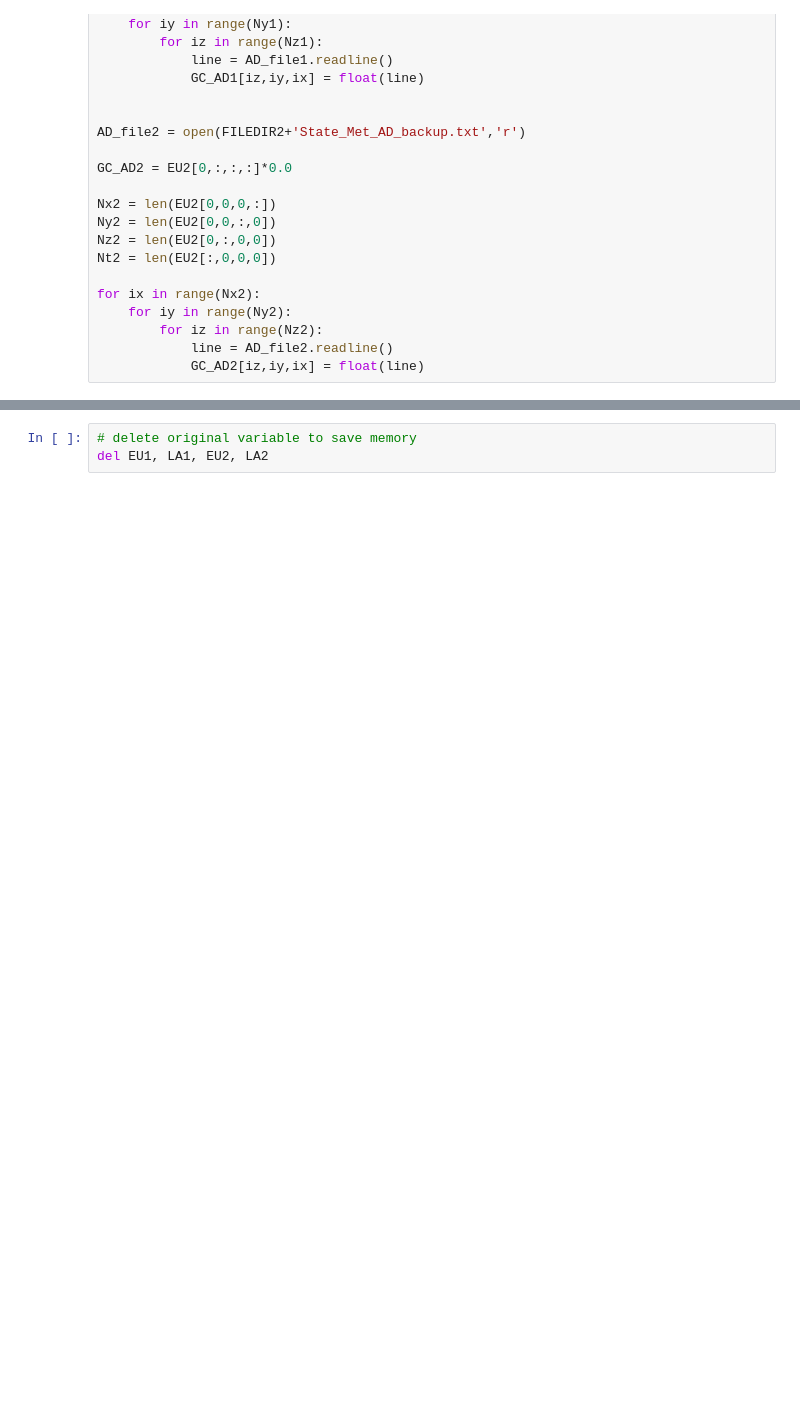
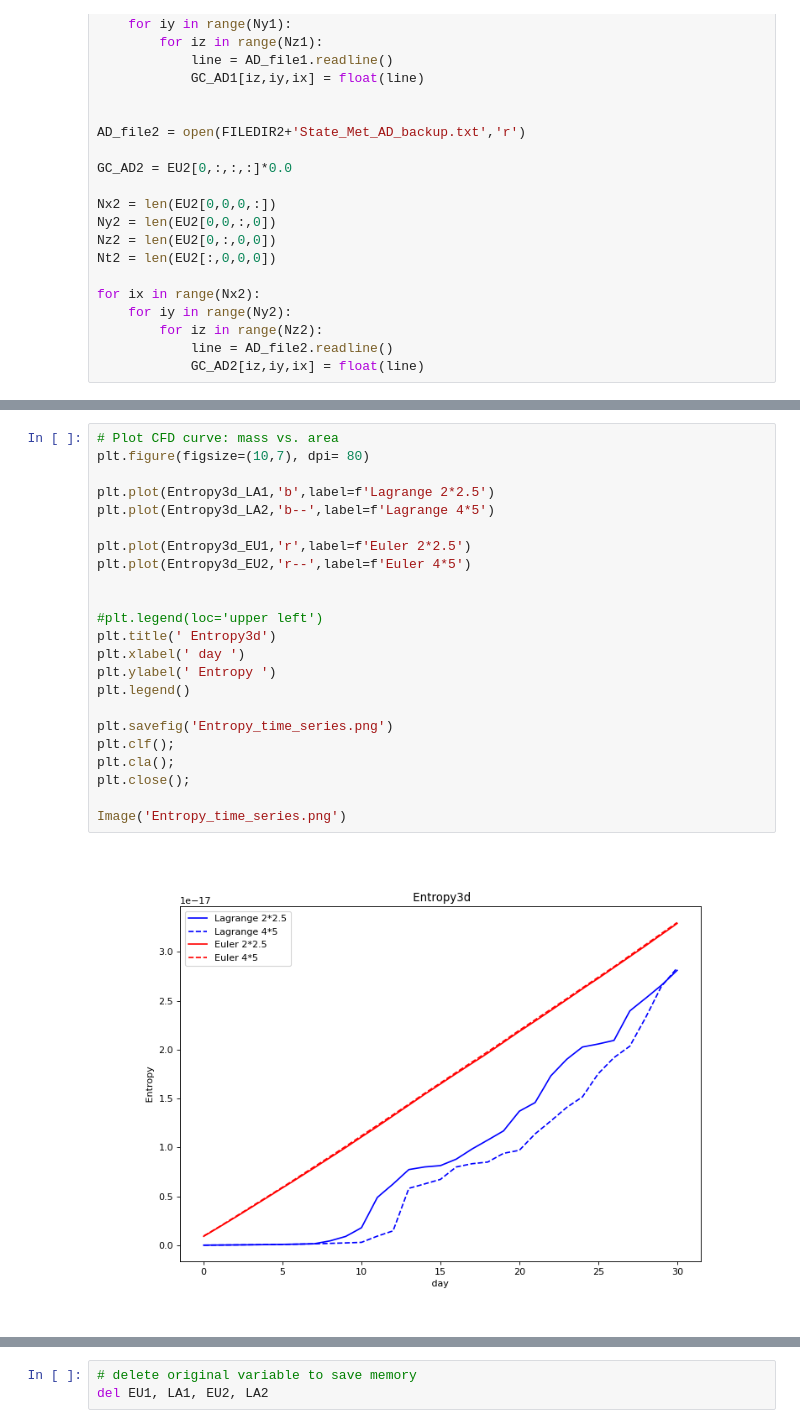
Before and after one commit to hongwei8sun/GEOS-Chem, a Jupyter notebook: CDF_Gini.ipynb, the cells around one changed output, grey strips where cells are left out. Drawn from its saved outputs; the diff is of its cells as text; blank space fills up the shorter version.

```diff
--- a/CDF_Gini.ipynb
+++ b/CDF_Gini.ipynb
@@ -119,3 +130,28 @@ Boltzmann constant=1.380649e-23
+# %%
+# Plot CFD curve: mass vs. area
+plt.figure(figsize=(10,7), dpi= 80)
+
+plt.plot(Entropy3d_LA1,'b',label=f'Lagrange 2*2.5')
+plt.plot(Entropy3d_LA2,'b--',label=f'Lagrange 4*5')
+
+plt.plot(Entropy3d_EU1,'r',label=f'Euler 2*2.5')
+plt.plot(Entropy3d_EU2,'r--',label=f'Euler 4*5')
+
+
+#plt.legend(loc='upper left')
+plt.title(' Entropy3d')
+plt.xlabel(' day ')
+plt.ylabel(' Entropy ')
+plt.legend()
+
+plt.savefig('Entropy_time_series.png')
+plt.clf();
+plt.cla();
+plt.close();
+
+Image('Entropy_time_series.png')
+# %% [output]
+[figure, added]
 # %%
 # 2-D entropy corresponding to the below contour figure
 
```
Also changed, not shown: parts of 13 cells of this notebook, 2 other files.
